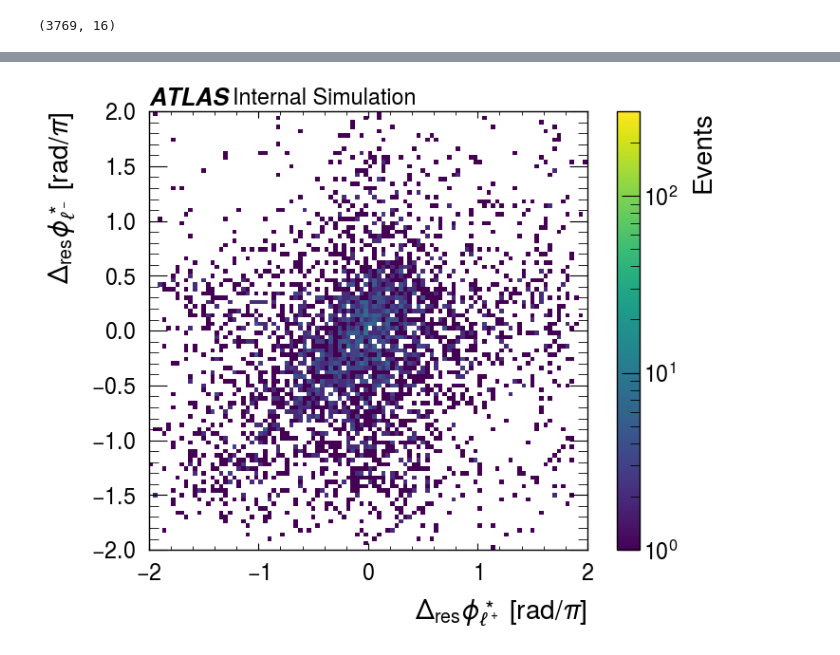
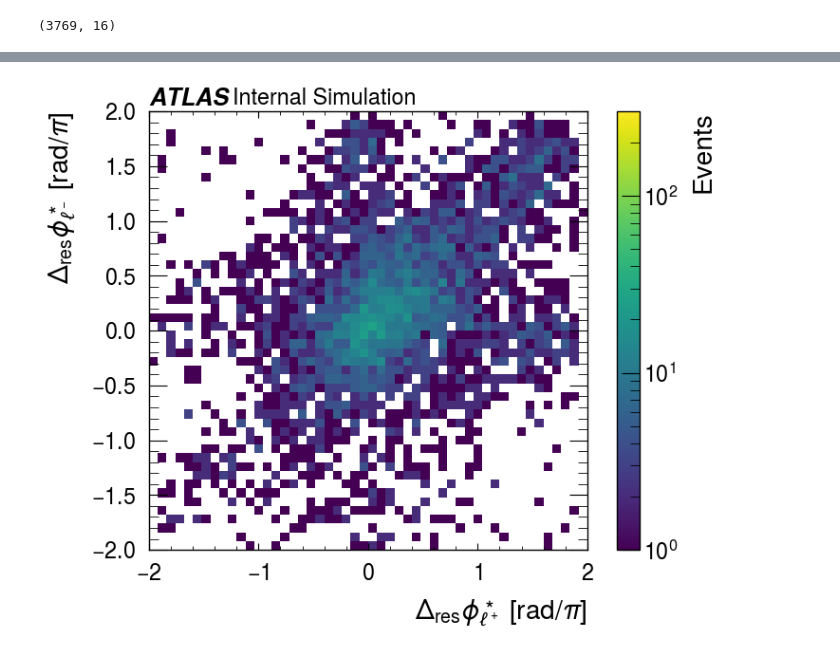
Before and after one commit to yygarypeng/ww-flow, a Jupyter notebook: visualize.ipynb, the cells around one changed output, grey strips where cells are left out. Cells and saved outputs as stored; diff of their text form; code cells hidden in the pictures.

```diff
--- a/visualize.ipynb
+++ b/visualize.ipynb
@@ -80,8 +80,8 @@ with torch.no_grad():
         # z_sample = randmultin(_z_like_tensor, device=device)
         z_sample = torch.randn_like(_z_like_tensor) # Gaussian prior
         yz = torch.cat([batch_lvlv.to(device), z_sample.to(device)], dim=1)
-        lvlv_pred, _ = model(batch_ww, cond, batch_lvlv, reverse=False) # the prediction gives the inputs (y, z)
-        ww_pred, _ = model(yz, cond, None, reverse=True)
+        lvlv_pred = model(batch_ww, cond, batch_lvlv, reverse=False) # the prediction gives the inputs (y, z)
+        ww_pred = model(yz, cond, None, reverse=True)
         z_pred = lvlv_pred[1] # predicted z
 
         # manual inverse stdscaler transform
@@ -917,5 +914,5 @@ Rel err < 20%: 11.44 %
 # %%
-def plot_2d_res_hist(pred, truth, name_pos, name_neg, bins_edges=np.linspace(-200, 200, 101), log=False, unit="GeV", color="black", vmax=5e3, savepath=None):
+def plot_2d_res_hist(pred, truth, name_pos, name_neg, bins_edges=np.linspace(-200, 200, 51), log=False, unit="GeV", color="black", vmax=5e3, savepath=None):
     if log:
         norm = LogNorm(vmin=1, vmax=vmax)
         plt.hist2d(pred, truth, bins=[bins_edges, bins_edges], cmap="viridis", norm=norm)
@@ -936,9 +933,9 @@ def plot_2d_res_hist(pred, truth, name_pos, name_neg, bins_edges=np.linspace(-20
 # %%
 l0_theta_res = pred_l0_theta_phi[0] - true_l0_theta_phi[0]
 l1_theta_res = pred_l1_theta_phi[0] - true_l1_theta_phi[0]
-plot_2d_res_hist(l0_theta_res, l1_theta_res, name_pos=r"$\theta^\ast_{\ell^+}$", name_neg=r"$\theta^\ast_{\ell^-}$", bins_edges=np.linspace(-1, 1, 101), log=True, unit="rad/$\pi$", color="black", vmax=3e2)
+plot_2d_res_hist(l0_theta_res, l1_theta_res, name_pos=r"$\theta^\ast_{\ell^+}$", name_neg=r"$\theta^\ast_{\ell^-}$", bins_edges=np.linspace(-1, 1, 51), log=True, unit="rad/$\pi$", color="black", vmax=3e2)
 
 l0_phi_res = pred_l0_theta_phi[1] - true_l0_theta_phi[1]
 l1_phi_res = pred_l1_theta_phi[1] - true_l1_theta_phi[1]
-plot_2d_res_hist(l0_phi_res, l1_phi_res, name_pos=r"$\phi^\ast_{\ell^+}$", name_neg=r"$\phi^\ast_{\ell^-}$", bins_edges=np.linspace(-2, 2, 101), log=True, unit="rad/$\pi$", color="black", vmax=3e2)
+plot_2d_res_hist(l0_phi_res, l1_phi_res, name_pos=r"$\phi^\ast_{\ell^+}$", name_neg=r"$\phi^\ast_{\ell^-}$", bins_edges=np.linspace(-2, 2, 51), log=True, unit="rad/$\pi$", color="black", vmax=3e2)
 # %% [output]
@@ -946,4 +943,4 @@ plot_2d_res_hist(l0_phi_res, l1_phi_res, name_pos=r"$\phi^\ast_{\ell^+}$", name_
-[figure, old version]
+[figure, new version]
 # %%
 def dphi(phi1, phi2):
     phi_diff = phi1 * np.pi - phi2 * np.pi
```
Also changed, not shown: parts of 22 cells of this notebook, 9 other files.
